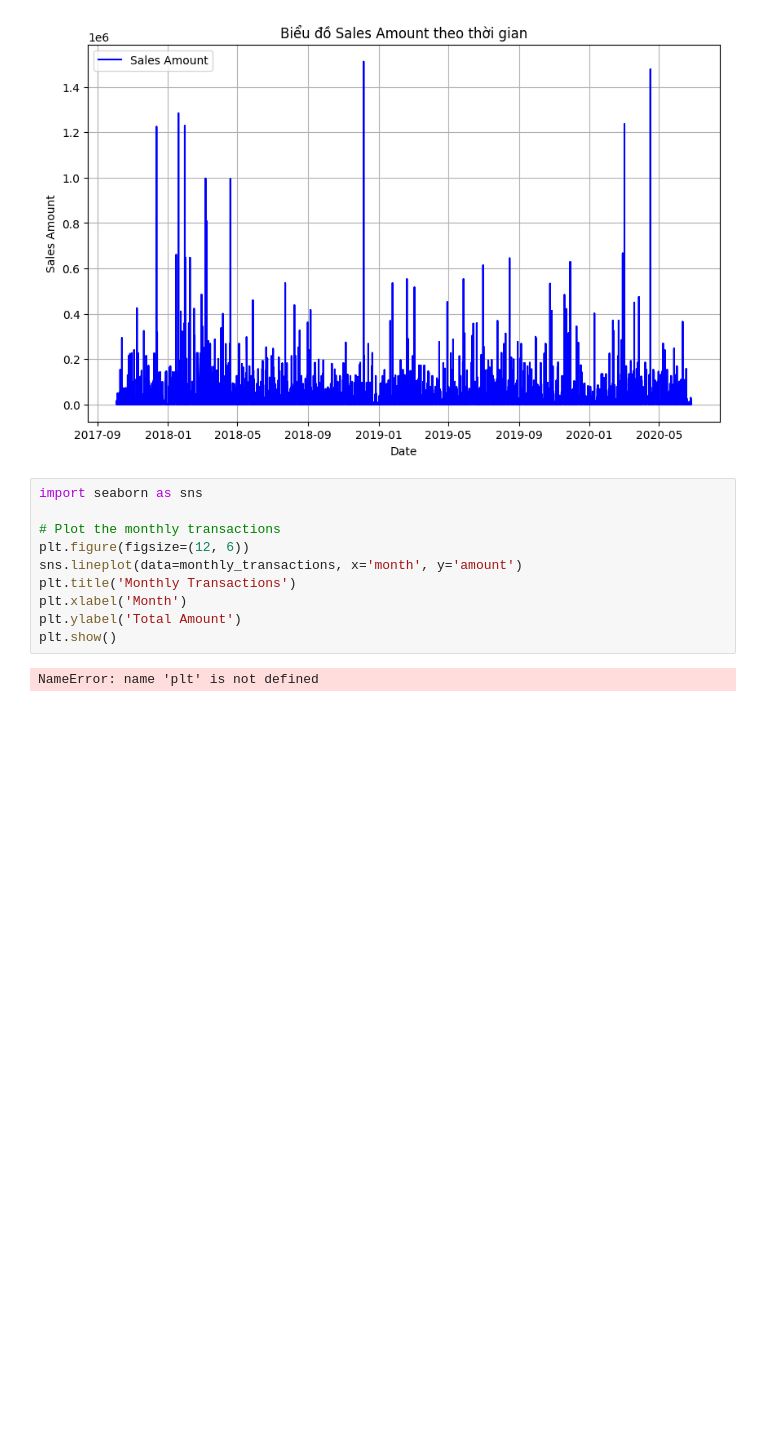
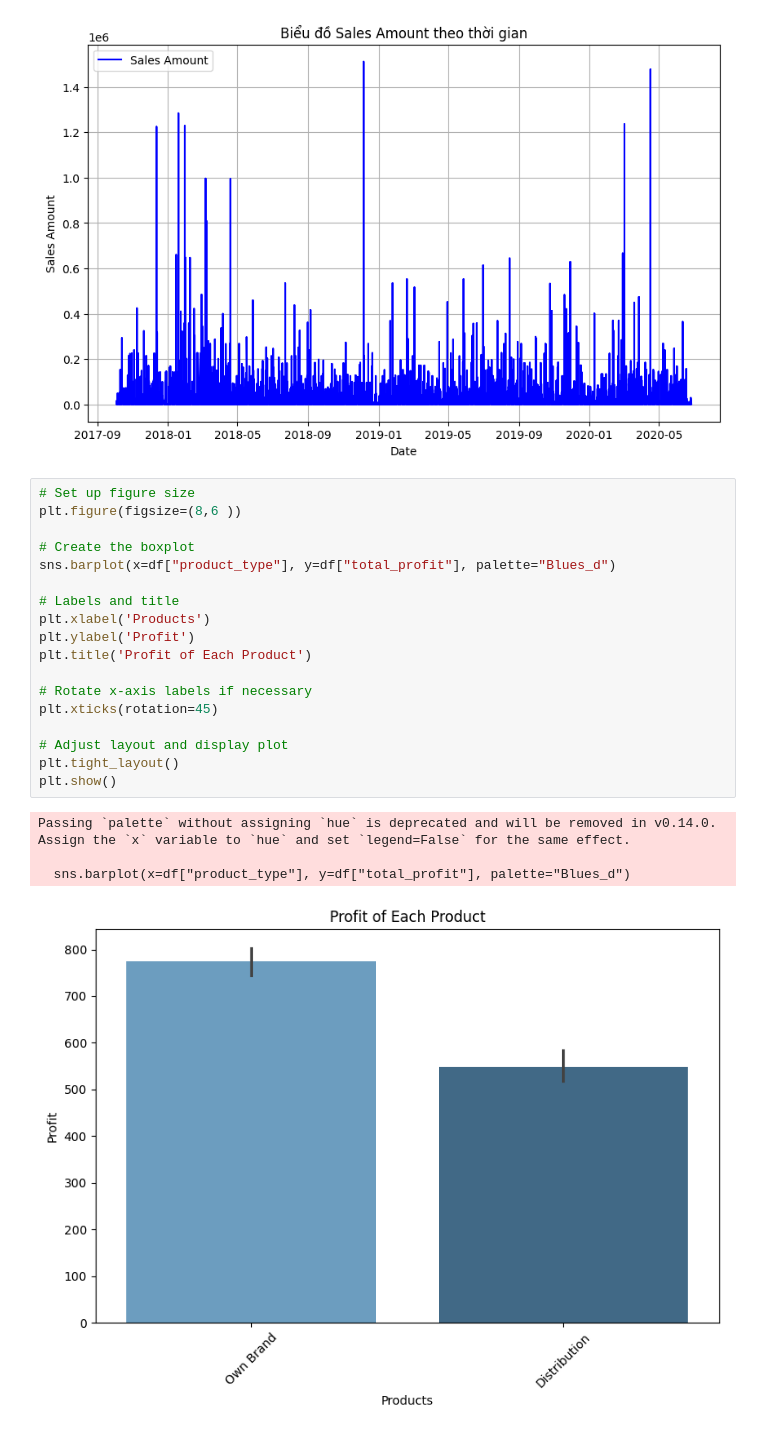
Before and after one commit to ThinhNguyenV/Data_Analyst, a Jupyter notebook: Practice.ipynb, the cells around one changed output. Saved outputs shown, nothing was run; the diff lists cells and outputs as text; blank space fills up the shorter version.

```diff
--- a/Practice.ipynb
+++ b/Practice.ipynb
@@ -730,15 +748,26 @@ plt.grid(True)
 plt.show()
 # %% [output]
 [figure]
-# %%
-import seaborn as sns
-
-# Plot the monthly transactions
-plt.figure(figsize=(12, 6))
-sns.lineplot(data=monthly_transactions, x='month', y='amount')
-plt.title('Monthly Transactions')
-plt.xlabel('Month')
-plt.ylabel('Total Amount')
-plt.show()
-# %% [output]
-NameError: name 'plt' is not defined
+# %%
+# Set up figure size
+plt.figure(figsize=(8,6 ))
+
+# Create the boxplot
+sns.barplot(x=df["product_type"], y=df["total_profit"], palette="Blues_d")
+
+# Labels and title
+plt.xlabel('Products')
+plt.ylabel('Profit')
+plt.title('Profit of Each Product')
+
+# Rotate x-axis labels if necessary
+plt.xticks(rotation=45)
+
+# Adjust layout and display plot
+plt.tight_layout()
+plt.show()
+# %% [output]
+Passing `palette` without assigning `hue` is deprecated and will be removed in v0.14.0. Assign the `x` variable to `hue` and set `legend=False` for the same effect.
+
+  sns.barplot(x=df["product_type"], y=df["total_profit"], palette="Blues_d")
+[figure, added]
```
Also changed, not shown: parts of 1 cell of this notebook.
